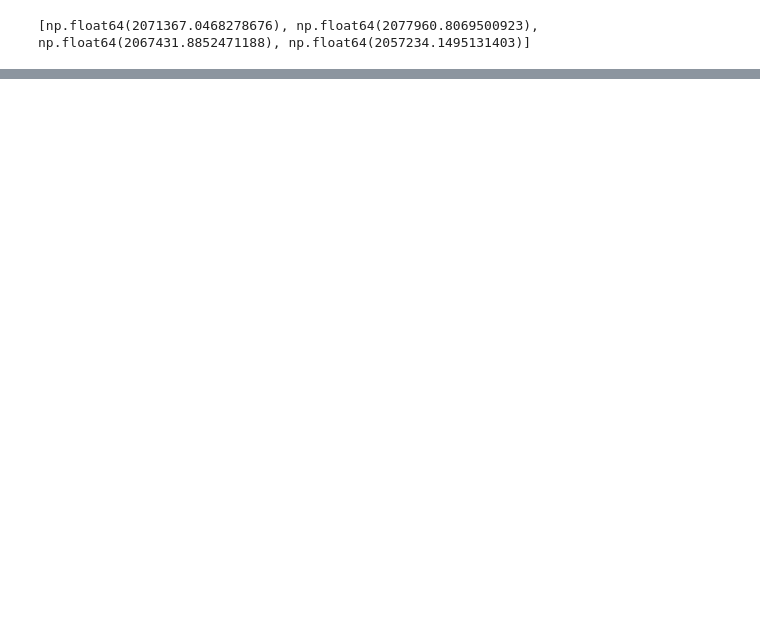
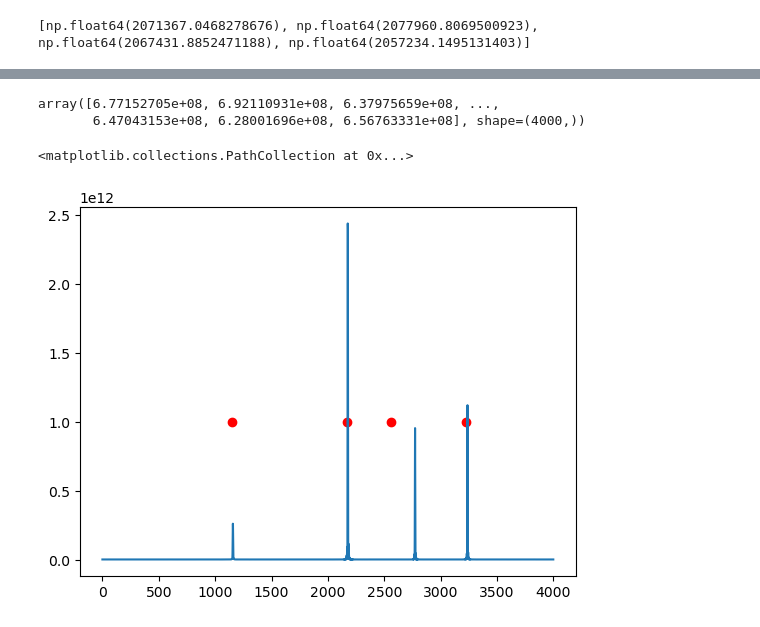
Before and after one commit to phoeberyder/geo-scan, a Jupyter notebook: gaussian_position_finder_and_plotter.ipynb, the cells around one changed output, grey strips where cells are left out. Saved outputs shown, nothing was run; the diff lists cells and outputs as text; code cells hidden in the pictures; blank space fills up the shorter version.

```diff
--- a/gaussian_position_finder_and_plotter.ipynb
+++ b/gaussian_position_finder_and_plotter.ipynb
@@ -93,3 +95,22 @@ test
+# %%
+test_y = [1e12, 1e12, 1e12, 1e12]
+# %%
+test_x = end_arr.sum(axis=0)
+test_x = test_x
+test_x
+# %% [output]
+array([6.77152705e+08, 6.92110931e+08, 6.37975659e+08, ...,
+       6.47043153e+08, 6.28001696e+08, 6.56763331e+08], shape=(4000,))
+# %%
+test = [x*1000 for x in range_list]
+test = [x-3.98604e7 for x in test]
+test = [x/10 for x in test]
+# %%
+plt.plot(test_x)
+plt.scatter(test, test_y, color='r')
+# %% [output]
+<matplotlib.collections.PathCollection at 0x...>
+[figure, added]
 # %%
 # sample range found by looking at peak in range
 
```
Also changed, not shown: parts of 11 cells of this notebook, 1 other file.
